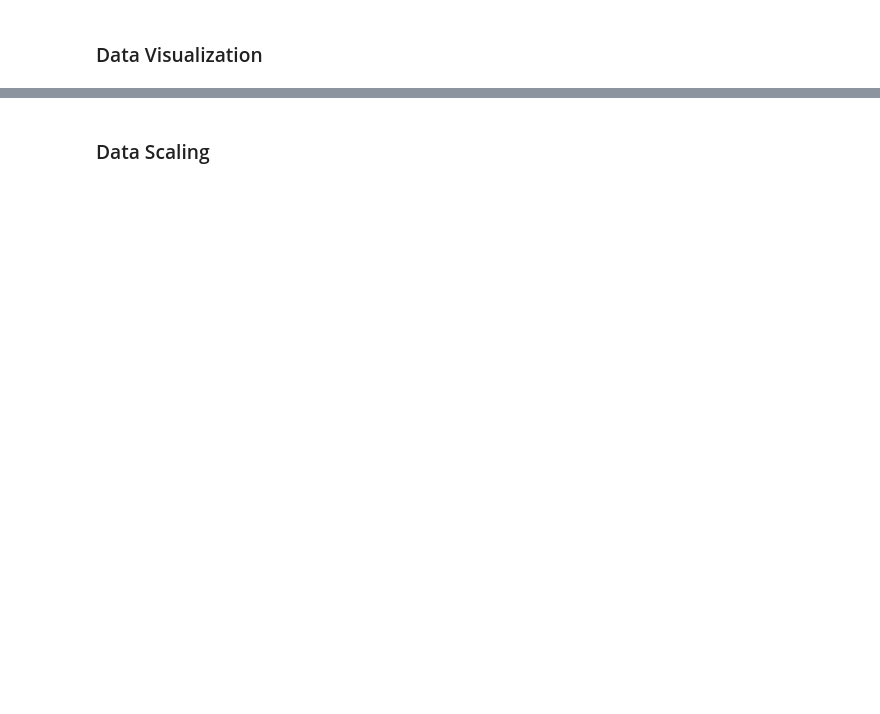
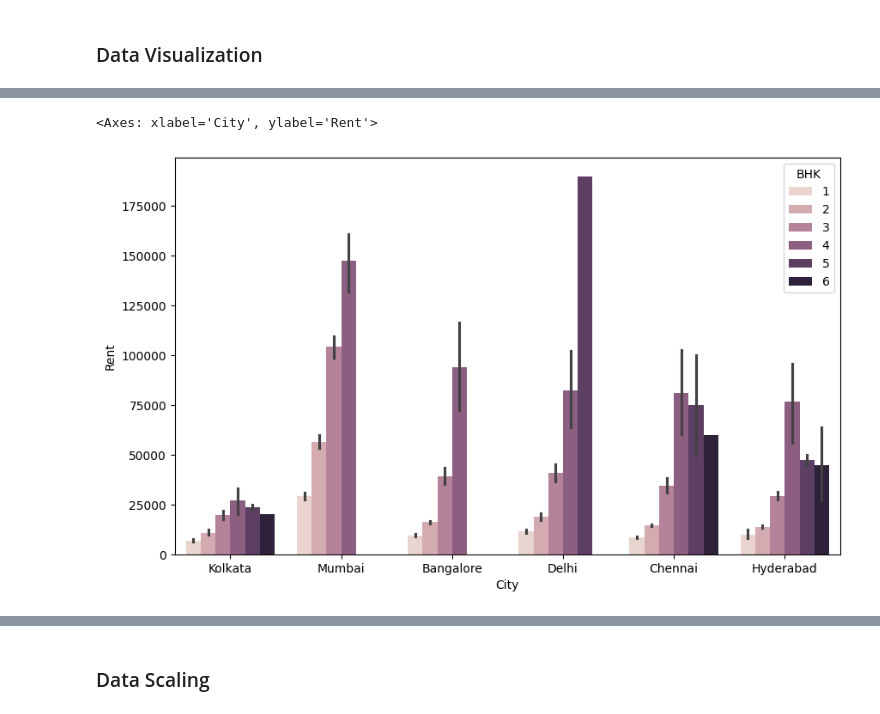
Before and after one commit to fudge-fantastic/Machine-Learning, a Jupyter notebook: House_Rent_Prediction/House-Rent-Prediction.ipynb, the cells around one changed output, grey strips where cells are left out. Saved outputs shown, nothing was run; the diff lists cells and outputs as text; code cells hidden in the pictures; blank space fills up the shorter version.

```diff
--- a/House_Rent_Prediction/House-Rent-Prediction.ipynb
+++ b/House_Rent_Prediction/House-Rent-Prediction.ipynb
@@ -112,6 +181,9 @@ sns.barplot(data = hd, x = 'City', y = 'Rent', hue = 'Furnishing Status')
 # %%
 plt.figure(figsize=(10,6))
-# sns.barplot(data = hd, x = 'City', y = 'Rent', hue = 'BHK')
-sns.barplot(data = hd, x = 'City', y = 'Rent', hue = hd['BHK'].astype(str))
+sns.barplot(data = hd, x = 'City', y = 'Rent', hue = 'BHK')
+# sns.barplot(data = hd, x = 'City', y = 'Rent', hue = hd['BHK'].astype(str))
+# %% [output]
+<Axes: xlabel='City', ylabel='Rent'>
+[figure, added]
 # %%
 hd[hd['BHK'] == 6]
```
Also changed, not shown: parts of 75 cells of this notebook.
